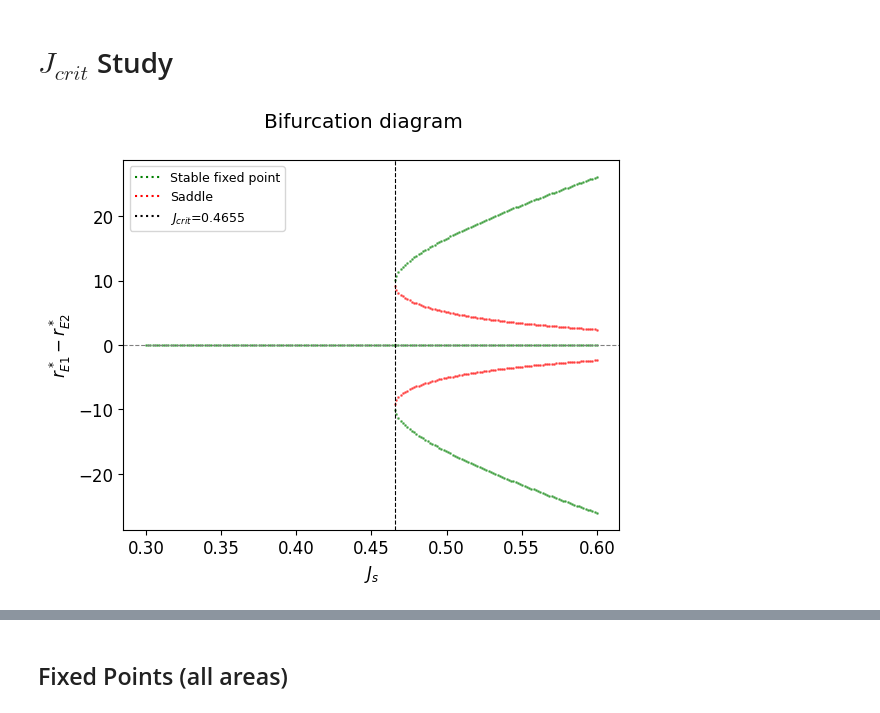
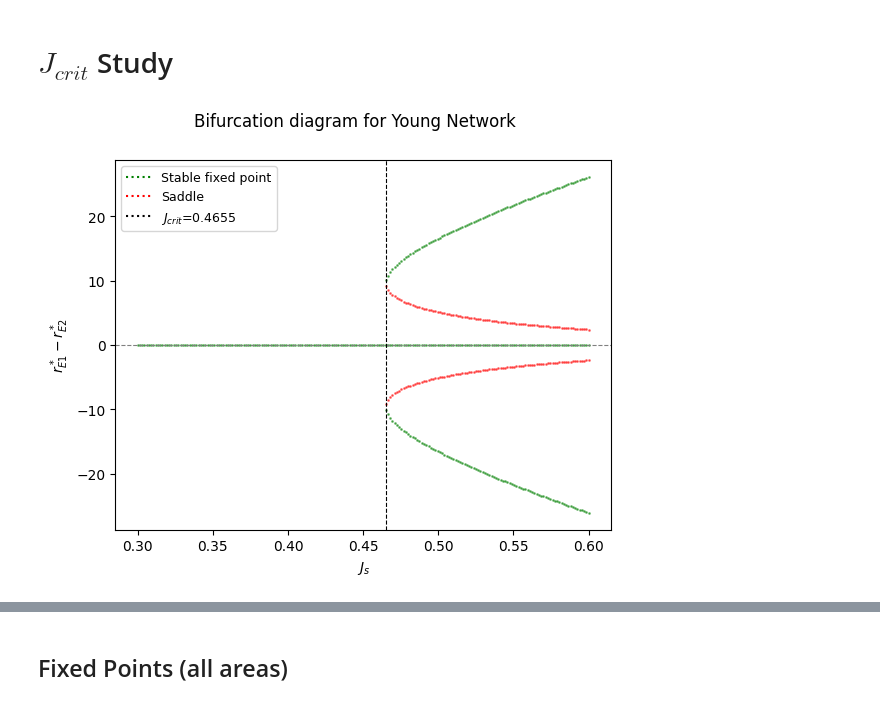
Before and after one commit to Davide537/Mathematical-Models, a Jupyter notebook: WM Model/Aging model.ipynb, the cells around one changed output, grey strips where cells are left out. Saved outputs shown, nothing was run; the diff lists cells and outputs as text; code cells hidden in the pictures.

```diff
--- a/WM Model/Aging model.ipynb
+++ b/WM Model/Aging model.ipynb
@@ -1034,46 +1046,116 @@ class Analytical_Search(BuildModel):
 
         return S, R
 
+    def Jcrit_aging(self, Js, grid_pts=10, tol=1e-4):
+        for i in range(30):
+            # TODO cahnge prev function to take i as variable (standard i = 29 or smt) and then fix it for reg bifurcation
+            # TODO then create new avg jcrit function that uses this fixed point per area to compute average etc
+            J_IE = self._compute_J_IE(Js)
 
-def bifucation_plot(range=[0.3,0.6]):
+            # Assemble vectors and matrices
+            I0 = np.array([self.I0_E, self.I0_E, self.I0_I])
+            Tinv = np.diag((1/self.tau_NMDA, 1/self.tau_NMDA, 1/self.tau_GABA))
+            J = np.array([[ Js,    self.g_E_cross,    self.g_E_I],
+                        [ self.g_E_cross,    Js,    self.g_E_I],
+                        [ J_IE,  J_IE,  self.g_I_I]])
+            # Assemble vector functions
+            def I_fn(S):
+                return J@S + I0
+
+            def Gamma(S):
+                return np.array([self.gamma*(1 - S[0]), self.gamma*(1 - S[1]), self.gamma_i])
+
+            def Phi(I):
+                return np.array([phi_E(I[0], self.a_E[i], self.b_E, self.d_E)[0,0],
+                                phi_E(I[1], self.a_E[i], self.b_E, self.d_E)[1,0] ,
+                                phi_I(I[2], self.g_I, self.c_1, self.c_0, self.r0_I) ])
+
+            def phiE_prime(I,a,b,d):
+                x = a*I - b
+                e = np.exp(-d*x)
+                num = 1 - e - d*x*e
+                den = (1 - e)**2
+                return a*num/den
+
+            def phiI_prime(I, gI, c1, c0, r0):
+                return (c1/gI) if (c1*I - c0)/gI + r0 > 0 else 0.0
+
+            def Phi_deriv(I):
+                return np.hstack( (phiE_prime(I[0], self.a_E[-1], self.b_E, self.d_E),
+                                phiE_prime(I[1], self.a_E[-1], self.b_E, self.d_E) ,
+                                phiI_prime(I[2], self.g_I, self.c_1, self.c_0, self.r0_I) ) )
+
+            # The function to solve
+            def F(S):
+                return - Tinv @ S + Gamma(S) * Phi(I_fn(S))
+
+            x0 = np.zeros(3)
+            # Jacobian of F(S)
+            def Jac(S):
+                D_sat = np.diag( (self.gamma*Phi(I_fn(S))[0], self.gamma*Phi(I_fn(S))[1], 0))
+                return -Tinv - D_sat + ( Gamma(S) * Phi_deriv(I_fn(S)) )[:, None]* J
+
+            # Multi-start over a grid of initial conditions
+            grid = np.linspace(0.01, 0.9, grid_pts)
+            solutions = []; R = [];
+            eig = []
+            for sa0 in grid:
+                for sb0 in grid:
+                    sc0 = 0.15
+                    x0 = np.array([sa0, sb0, sc0])
+                    sol = scipy.optimize.root(F, x0, jac=Jac, method='hybr')
+                    if sol.success:
+                        S = sol.x
+                        if np.all(S > -1e-6) and np.all(S < 1.5):
+                            if not any(np.max(np.abs(S - prev)) < tol for prev in solutions):
+                                solutions.append(S); R.append(Phi(I_fn(S)))
+                                eigval = np.linalg.eigvals(Jac(S))
+                                eig.append(eigval)
+        # TODO here, take code from bifurc and place it here somehow?
+        return solutions, R, eig
+
+
+def bifucation_plot(range=[0.3,0.6], age='Y', aging_mechanism={'spine','FI'}):
         Js_list = np.round(np.linspace(range[0],range[1], 201),4)
         Js_list = np.append(Js_list,0.4655)
         fig, ax = plt.subplots()
-        Setup = Analytical_Search()
+        Setup = Analytical_Search(age=age, aging_mechanism=aging_mechanism)
         J_crit = 10000
         for Js in Js_list:
             S, R, E = Setup.fixedpoint_computation(Js)
             if len((R)) > 1 and Js < J_crit:
                 J_crit = Js
             for i,rates in enumerate(R):
                     ax.scatter(Js, rates[0] - rates[1], color='green' if np.all(E[i].real < 0) else 'red', alpha=0.5,s=1)
 
         ax.axhline(0, color='gray', linestyle='--', linewidth=0.8)
         ax.axvline(J_crit,color='k', linestyle='--', linewidth=0.8)
 
         ax.set_xlabel("$J_s$")
         plt.legend()
-        plt.suptitle('Bifurcation diagram')
+        full_ages = { 'Y' : 'Young', 'MA': 'Middle Aged', 'A':'Aged'}
+        plt.suptitle(f'Bifurcation diagram for {full_ages[age]} Network')
         ax.set_ylabel("$r^*_{E1}- r^*_{E2}$")
         # plt.ylim(-1, 1)
         legend_elements = [
             Line2D([0], [0], color='green', linestyle=':',
                 markersize=8, label='Stable fixed point'),
             Line2D([0], [0], color='red', linestyle=':',
                 markersize=8, label='Saddle'),
             Line2D([0], [0], color='k', linestyle=':',
                  markersize=8, label=rf'$J_{{crit}}$={J_crit}'),
         ]
         ax.legend(handles=legend_elements, loc='upper left', fontsize=9)
-        plt.savefig('Fig/bifucation.svg', dpi=150, bbox_inches='tight')
+        plt.savefig(f'Fig/bifucation_{age}.svg', dpi=150, bbox_inches='tight')
         plt.show()
 
 
+for age in ['Y', 'MA', 'A']:
+    bifucation_plot(age=age)
 
-bifucation_plot()
 
-# Set = Analytical_Search()
+
 # for Js in [0.465, 0.466]:
 #     Set.plot_phase_portrait(Js)
 # %% [output]
-[figure, old version]
+[figure, new version]
```
Also changed, not shown: parts of 6 cells of this notebook, 14 other files.
